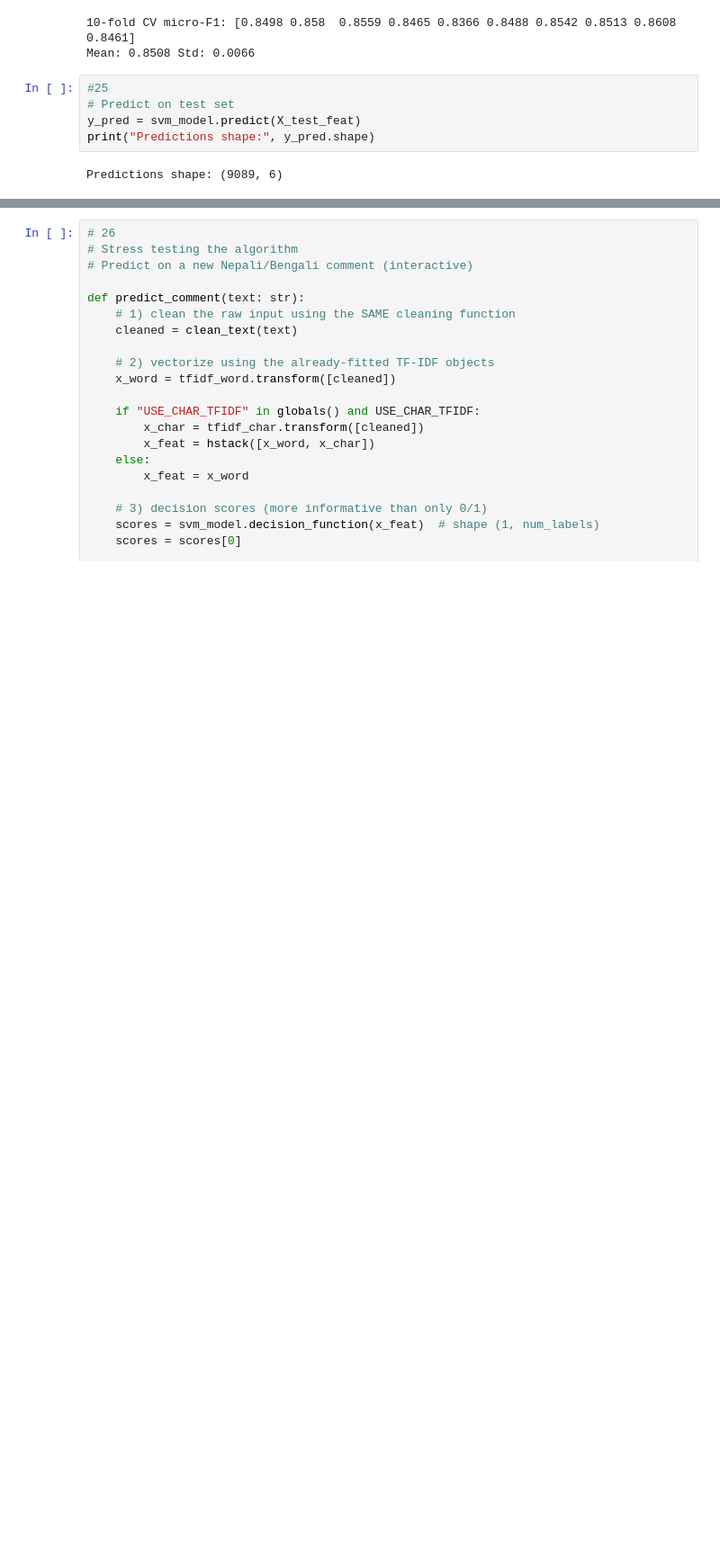
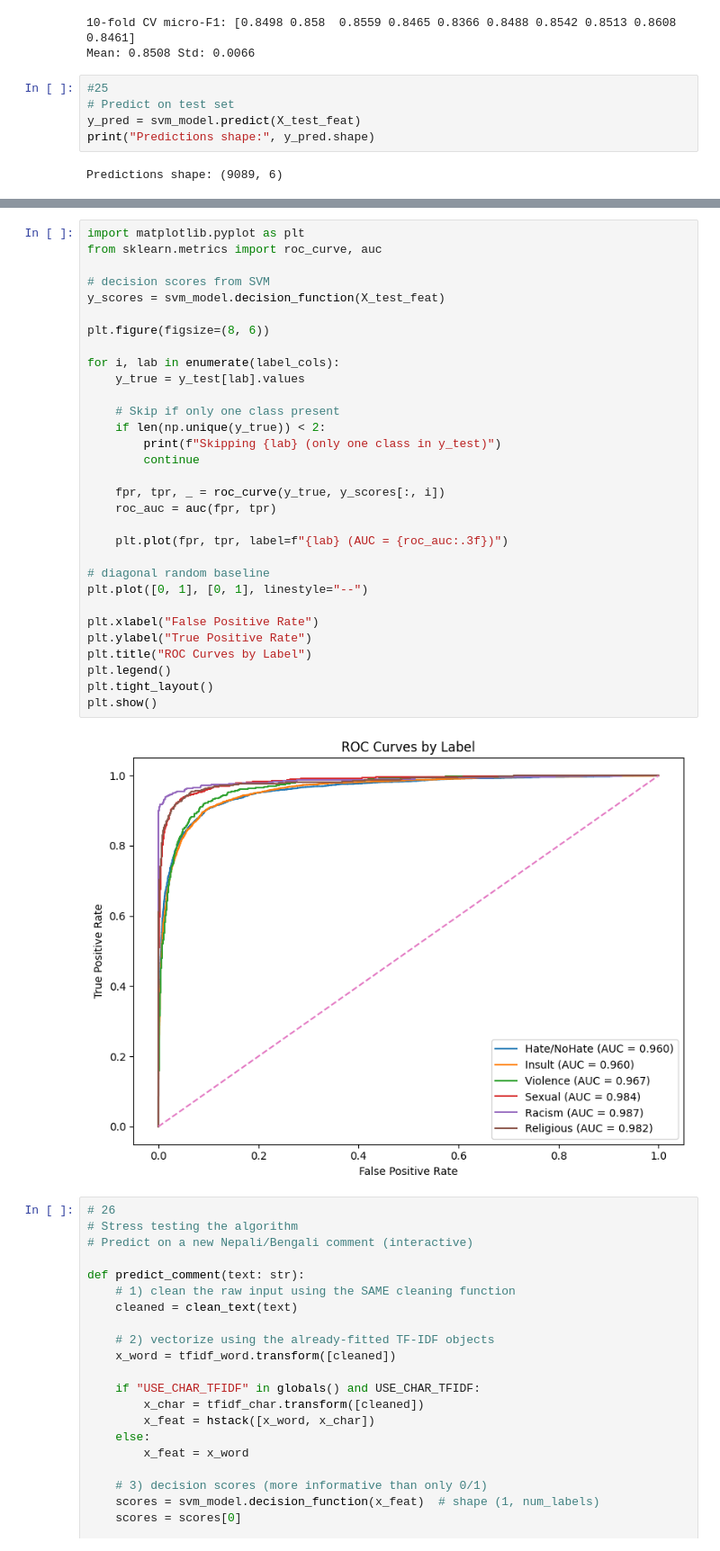
Before and after one commit to roshitniraula/MachineLearning_CIS-631, a Jupyter notebook: Data Pre-Processing/SVMmodel.ipynb, the cells around one changed output, grey strips where cells are left out. Shown at 90% size. Saved outputs shown, nothing was run; the diff lists cells and outputs as text; blank space fills up the shorter version.

```diff
--- a/Data Pre-Processing/data.ipynb
+++ b/Data Pre-Processing/SVMmodel.ipynb
@@ -485,3 +532,36 @@ weighted avg       0.87      0.85      0.86      8997
+# %%
+import matplotlib.pyplot as plt
+from sklearn.metrics import roc_curve, auc
+
+# decision scores from SVM
+y_scores = svm_model.decision_function(X_test_feat)
+
+plt.figure(figsize=(8, 6))
+
+for i, lab in enumerate(label_cols):
+    y_true = y_test[lab].values
+
+    # Skip if only one class present
+    if len(np.unique(y_true)) < 2:
+        print(f"Skipping {lab} (only one class in y_test)")
+        continue
+
+    fpr, tpr, _ = roc_curve(y_true, y_scores[:, i])
+    roc_auc = auc(fpr, tpr)
+
+    plt.plot(fpr, tpr, label=f"{lab} (AUC = {roc_auc:.3f})")
+
+# diagonal random baseline
+plt.plot([0, 1], [0, 1], linestyle="--")
+
+plt.xlabel("False Positive Rate")
+plt.ylabel("True Positive Rate")
+plt.title("ROC Curves by Label")
+plt.legend()
+plt.tight_layout()
+plt.show()
+# %% [output]
+[figure, added]
 # %%
 # 26
 # Stress testing the algorithm
```
Also changed, not shown: parts of 3 cells of this notebook, 1 other file.
